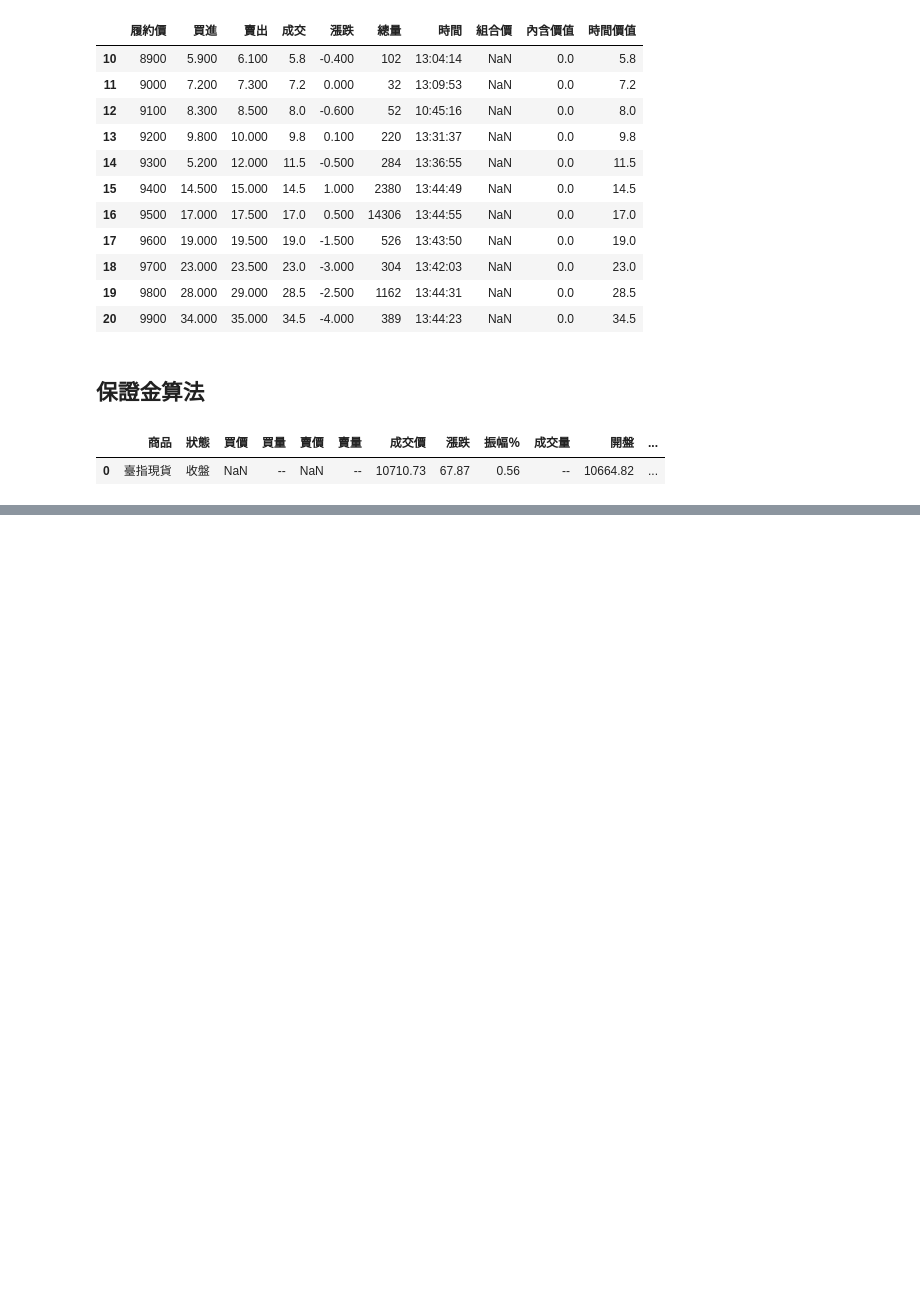
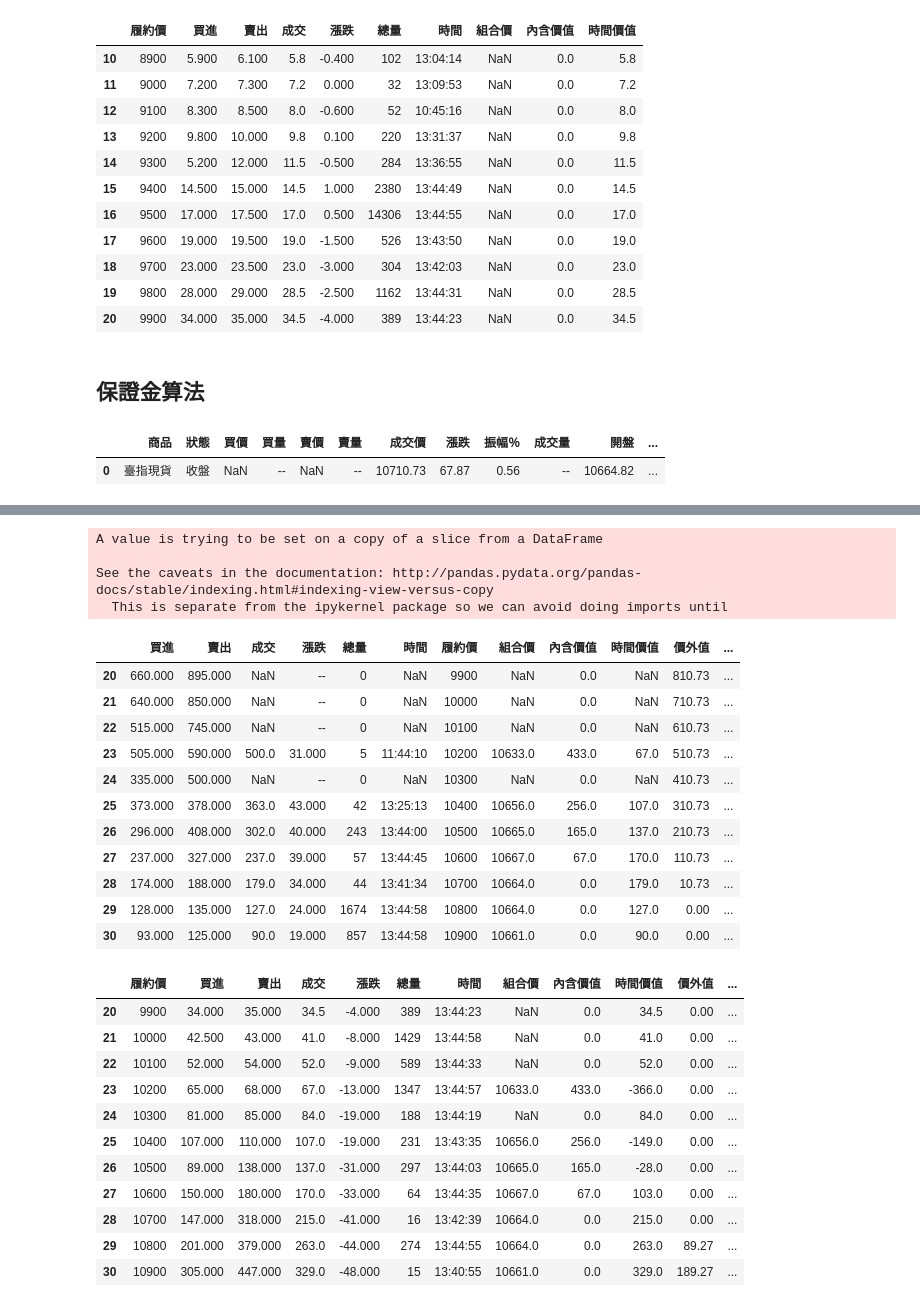
Before and after one commit to dimplelin/Project_02_Team_02, a Jupyter notebook: Project02.ipynb, the cells around one changed output, grey strips where cells are left out. Drawn from its saved outputs; the diff is of its cells as text; code cells hidden in the pictures; blank space fills up the shorter version.

```diff
--- a/Project02.ipynb
+++ b/Project02.ipynb
@@ -269,4 +249,0 @@ def margin(premium , out_of_money):
-# %%
-oom = out_of_money(K , Call['履約價'])
-premium = Call['成交']
-Call['保證金'] = Call.apply(lambda row: margin(premium , oom),axis=1)
@@ -274,0 +250,4 @@ TypeError: out_of_money() takes 0 positional arguments but 2 were given
+# %%
+Call['保證金']=np.nan
+for i in range (1,len(Call)):
+    Call['保證金'][i] = Call['成交'][i]*50 + max(A-Call["價外值"][i],B)
@@ -274,0 +259,7 @@ TypeError: out_of_money() takes 0 positional arguments but 2 were given
+# %%
+Put["價外值"]=np.nan
+for i in range(1,len(Put)):
+    if spread2[i] > 0:
+        Put["價外值"][i] = spread2[i]
+    else:
+        Put["價外值"][i] = 0
@@ -274,0 +275,37 @@ TypeError: out_of_money() takes 0 positional arguments but 2 were given
+# %%
+Put['保證金']=np.nan
+for i in range (1,len(Put)):
+    Put['保證金'][i] = Put['成交'][i]*50 + max(A-Put["價外值"][i],B)
+# %% [output]
+A value is trying to be set on a copy of a slice from a DataFrame
+
+See the caveats in the documentation: http://pandas.pydata.org/pandas-docs/stable/indexing.html#indexing-view-versus-copy
+  This is separate from the ipykernel package so we can avoid doing imports until
+# %%
+#看看價平附近Call跟Put情況如何
+display(Call.loc[20:30],Put.loc[20:30])
+# %% [output]
+|  | 買進 | 賣出 | 成交 | 漲跌 | 總量 | 時間 | 履約價 | 組合價 | 內含價值 | 時間價值 | 價外值 | ... |
+| 20 | 660.000 | 895.000 | NaN | -- | 0 | NaN | 9900 | NaN | 0.0 | NaN | 810.73 | ... |
+| 21 | 640.000 | 850.000 | NaN | -- | 0 | NaN | 10000 | NaN | 0.0 | NaN | 710.73 | ... |
+| 22 | 515.000 | 745.000 | NaN | -- | 0 | NaN | 10100 | NaN | 0.0 | NaN | 610.73 | ... |
+| 23 | 505.000 | 590.000 | 500.0 | 31.000 | 5 | 11:44:10 | 10200 | 10633.0 | 433.0 | 67.0 | 510.73 | ... |
+| 24 | 335.000 | 500.000 | NaN | -- | 0 | NaN | 10300 | NaN | 0.0 | NaN | 410.73 | ... |
+| 25 | 373.000 | 378.000 | 363.0 | 43.000 | 42 | 13:25:13 | 10400 | 10656.0 | 256.0 | 107.0 | 310.73 | ... |
+| 26 | 296.000 | 408.000 | 302.0 | 40.000 | 243 | 13:44:00 | 10500 | 10665.0 | 165.0 | 137.0 | 210.73 | ... |
+| 27 | 237.000 | 327.000 | 237.0 | 39.000 | 57 | 13:44:45 | 10600 | 10667.0 | 67.0 | 170.0 | 110.73 | ... |
+| 28 | 174.000 | 188.000 | 179.0 | 34.000 | 44 | 13:41:34 | 10700 | 10664.0 | 0.0 | 179.0 | 10.73 | ... |
+| 29 | 128.000 | 135.000 | 127.0 | 24.000 | 1674 | 13:44:58 | 10800 | 10664.0 | 0.0 | 127.0 | 0.00 | ... |
+| 30 | 93.000 | 125.000 | 90.0 | 19.000 | 857 | 13:44:58 | 10900 | 10661.0 | 0.0 | 90.0 | 0.00 | ... |
+|  | 履約價 | 買進 | 賣出 | 成交 | 漲跌 | 總量 | 時間 | 組合價 | 內含價值 | 時間價值 | 價外值 | ... |
+| 20 | 9900 | 34.000 | 35.000 | 34.5 | -4.000 | 389 | 13:44:23 | NaN | 0.0 | 34.5 | 0.00 | ... |
+| 21 | 10000 | 42.500 | 43.000 | 41.0 | -8.000 | 1429 | 13:44:58 | NaN | 0.0 | 41.0 | 0.00 | ... |
+| 22 | 10100 | 52.000 | 54.000 | 52.0 | -9.000 | 589 | 13:44:33 | NaN | 0.0 | 52.0 | 0.00 | ... |
+| 23 | 10200 | 65.000 | 68.000 | 67.0 | -13.000 | 1347 | 13:44:57 | 10633.0 | 433.0 | -366.0 | 0.00 | ... |
+| 24 | 10300 | 81.000 | 85.000 | 84.0 | -19.000 | 188 | 13:44:19 | NaN | 0.0 | 84.0 | 0.00 | ... |
+| 25 | 10400 | 107.000 | 110.000 | 107.0 | -19.000 | 231 | 13:43:35 | 10656.0 | 256.0 | -149.0 | 0.00 | ... |
+| 26 | 10500 | 89.000 | 138.000 | 137.0 | -31.000 | 297 | 13:44:03 | 10665.0 | 165.0 | -28.0 | 0.00 | ... |
+| 27 | 10600 | 150.000 | 180.000 | 170.0 | -33.000 | 64 | 13:44:35 | 10667.0 | 67.0 | 103.0 | 0.00 | ... |
+| 28 | 10700 | 147.000 | 318.000 | 215.0 | -41.000 | 16 | 13:42:39 | 10664.0 | 0.0 | 215.0 | 0.00 | ... |
+| 29 | 10800 | 201.000 | 379.000 | 263.0 | -44.000 | 274 | 13:44:55 | 10664.0 | 0.0 | 263.0 | 89.27 | ... |
+| 30 | 10900 | 305.000 | 447.000 | 329.0 | -48.000 | 15 | 13:40:55 | 10661.0 | 0.0 | 329.0 | 189.27 | ... |
```
Also changed, not shown: parts of 17 cells of this notebook.
